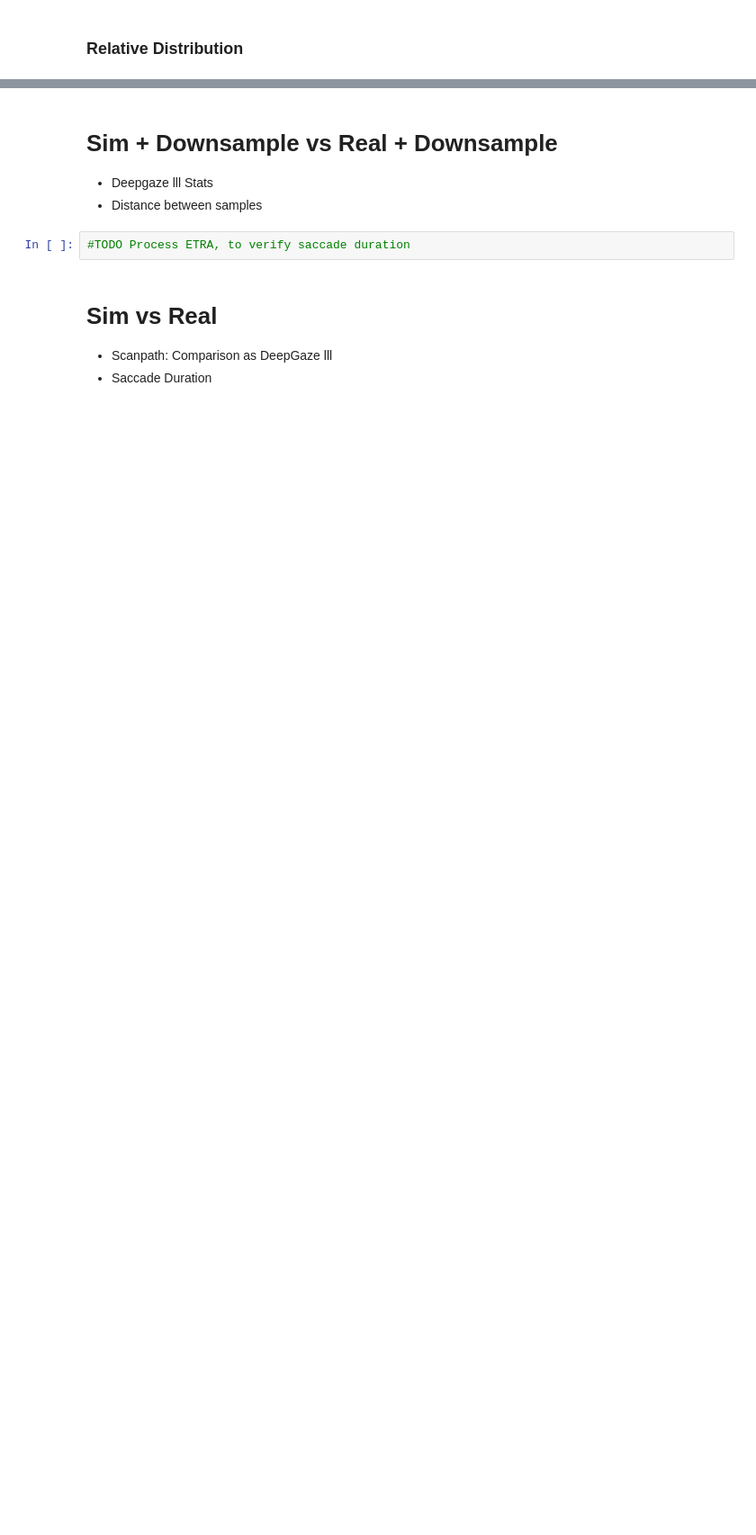
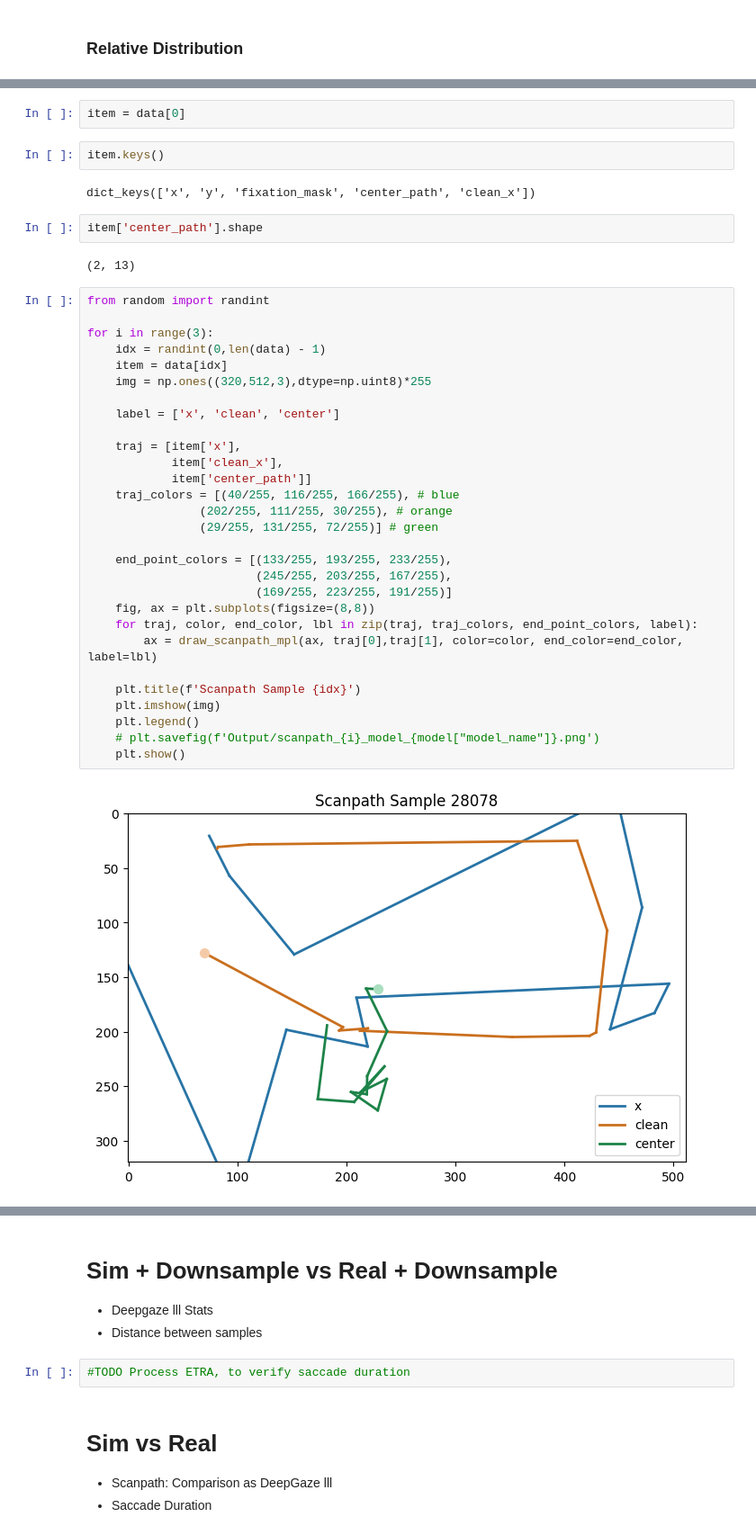
Before and after one commit to Leo00010011/From-Noisy-Eye-Tracking-To-Scanpath, a Jupyter notebook: src/notebooks/validation.ipynb, the cells around one changed output, grey strips where cells are left out. Shown: that part at 90% size. Drawn from its saved outputs; the diff is of its cells as text; blank space fills up the shorter version.

```diff
--- a/src/notebooks/validation.ipynb
+++ b/src/notebooks/validation.ipynb
@@ -186,0 +210,41 @@ plt.show()
+# %%
+item = data[0]
+# %%
+item.keys()
+# %% [output]
+dict_keys(['x', 'y', 'fixation_mask', 'center_path', 'clean_x'])
+# %%
+item['center_path'].shape
+# %% [output]
+(2, 13)
+# %%
+from random import randint
+
+for i in range(3):
+    idx = randint(0,len(data) - 1)
+    item = data[idx]
+    img = np.ones((320,512,3),dtype=np.uint8)*255
+
+    label = ['x', 'clean', 'center']
+
+    traj = [item['x'],
+            item['clean_x'],
+            item['center_path']]
+    traj_colors = [(40/255, 116/255, 166/255), # blue
+                (202/255, 111/255, 30/255), # orange
+                (29/255, 131/255, 72/255)] # green
+
+    end_point_colors = [(133/255, 193/255, 233/255),
+                        (245/255, 203/255, 167/255),
+                        (169/255, 223/255, 191/255)]
+    fig, ax = plt.subplots(figsize=(8,8))
+    for traj, color, end_color, lbl in zip(traj, traj_colors, end_point_colors, label):
+        ax = draw_scanpath_mpl(ax, traj[0],traj[1], color=color, end_color=end_color, label=lbl)
+
+    plt.title(f'Scanpath Sample {idx}')
+    plt.imshow(img)
+    plt.legend()
+    # plt.savefig(f'Output/scanpath_{i}_model_{model["model_name"]}.png')
+    plt.show()
+# %% [output]
+[figure, added]
```
Also changed, not shown: parts of 10 cells of this notebook, 6 other files.
